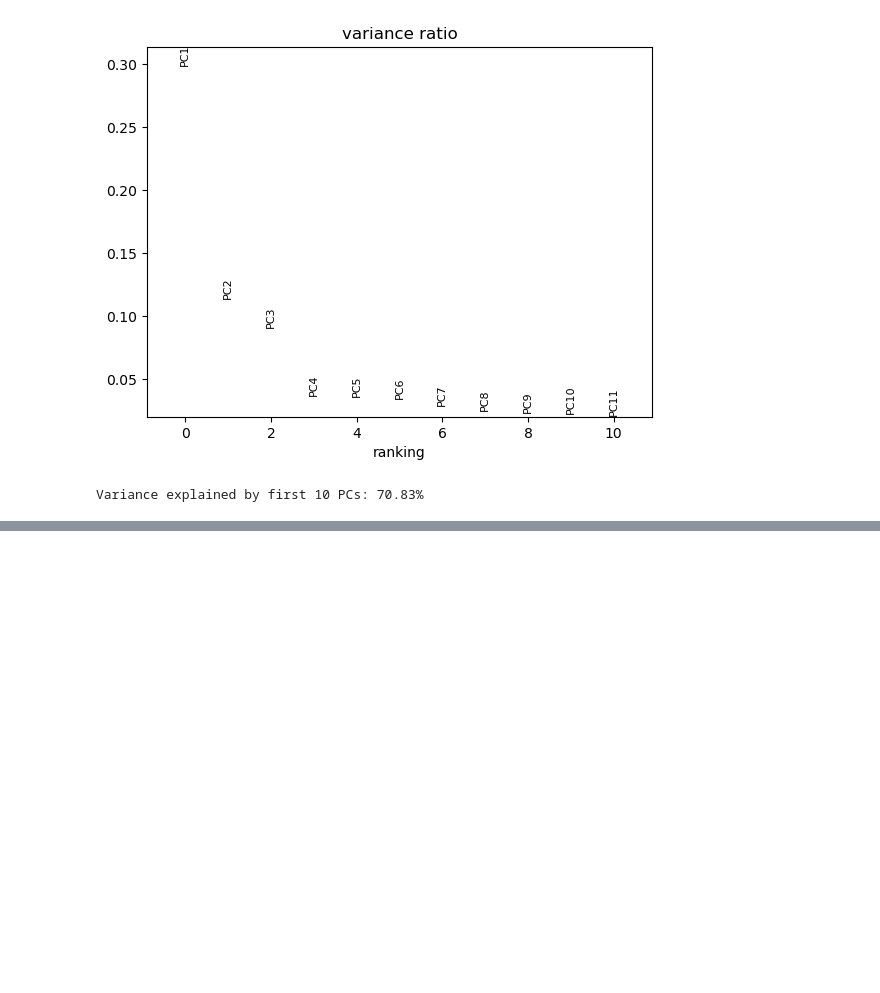
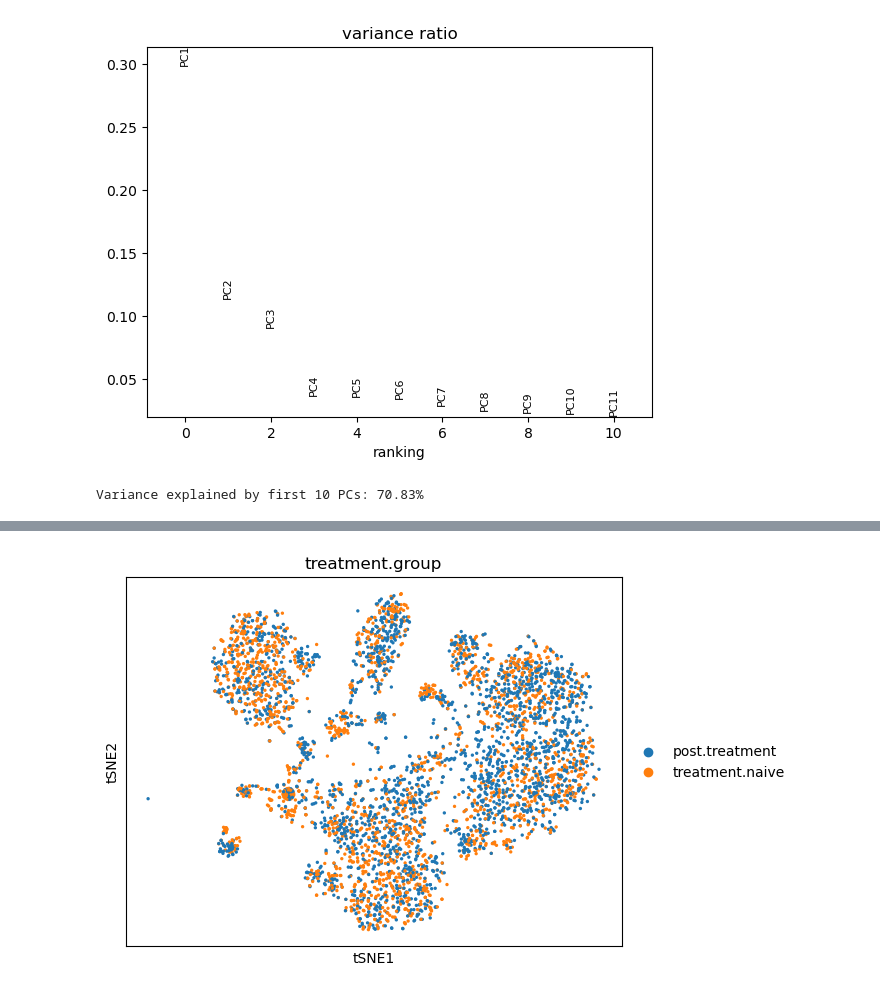
Before and after one commit to vicciv1623/iicd_MEDAL_feat, a Jupyter notebook: cancer_data/Process_Data.ipynb, the cells around one changed output, grey strips where cells are left out. Cells and saved outputs as stored; diff of their text form; code cells hidden in the pictures; blank space fills up the shorter version.

```diff
--- a/cancer_data/Process_Data.ipynb
+++ b/cancer_data/Process_Data.ipynb
@@ -213,0 +262,4 @@ Variance explained by first 10 PCs: 70.83%
+# %%
+sc.pl.tsne(adata_pca, color='treatment.group')
+# %% [output]
+[figure, added]
```
Also changed, not shown: parts of 7 cells of this notebook, 2 other files.
